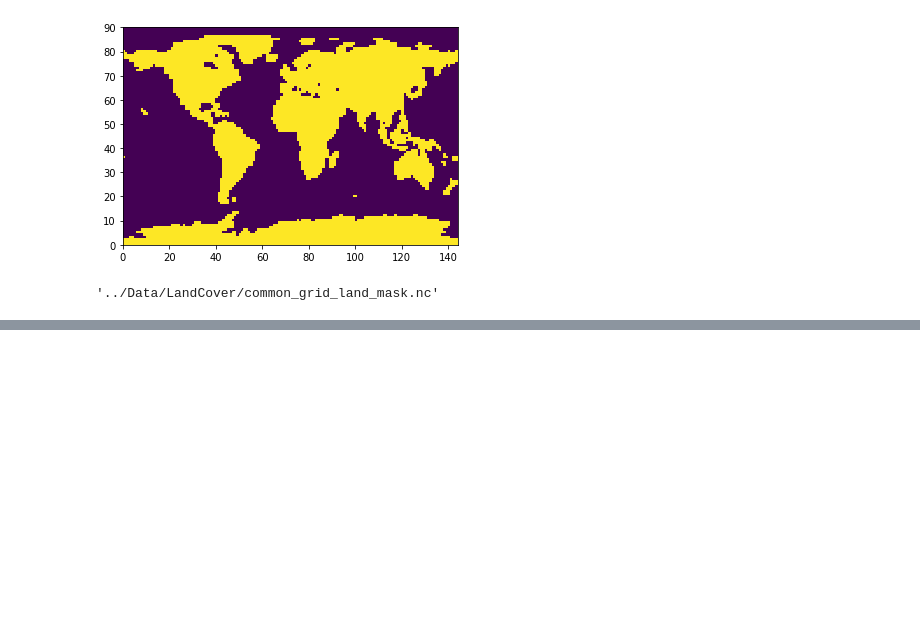
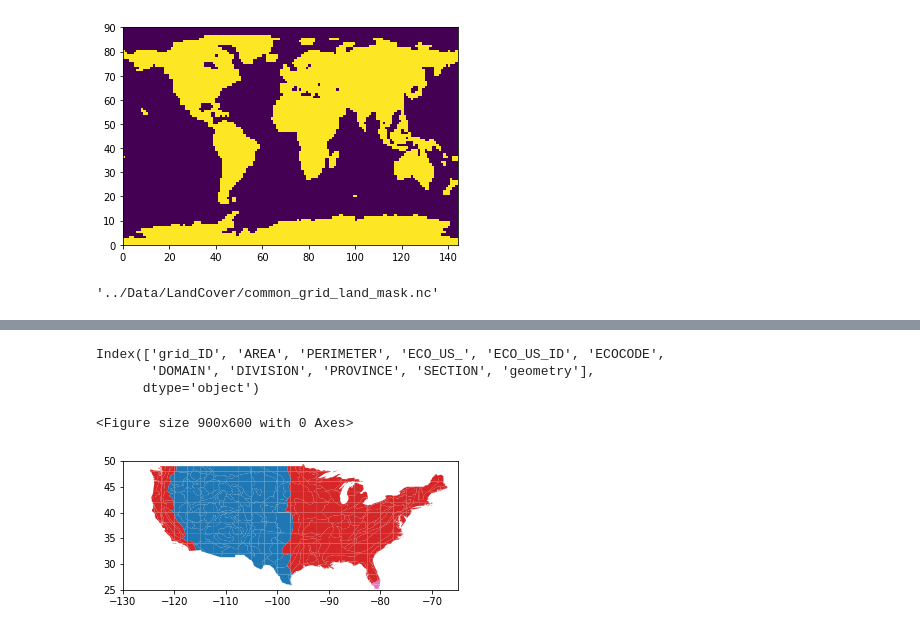
Before and after one commit to stevenjoelbrey/metSpread, a Jupyter notebook: Python/create_ecoregion_overlap_masks.ipynb, the cells around one changed output, grey strips where cells are left out. Drawn from its saved outputs; the diff is of its cells as text; code cells hidden in the pictures; blank space fills up the shorter version.

```diff
--- a/Python/create_ecoregion_overlap_masks.ipynb
+++ b/Python/create_ecoregion_overlap_masks.ipynb
@@ -184,3 +175,7 @@ common_grid_file = os.path.join("..","Data","LandCover",'COMMON_GRID.txt')
 cdo.remapbil(common_grid_file, input=outputFile, output=outputFileCommonGrid, options="-b F64")
 # %% [output]
 '../Data/LandCover/common_grid_land_mask.nc'
+# %%
+# Read in bailys shapes
+bailys_shp = eco_reprojected
+bailys_shp.plot()
@@ -186,0 +185,17 @@ cdo.remapbil(common_grid_file, input=outputFile, output=outputFileCommonGrid, op
+# %%
+overlap = geopandas.overlay(grid_geo_df, bailys_shp, how='intersection')
+# %%
+overlap.columns
+# %% [output]
+Index(['grid_ID', 'AREA', 'PERIMETER', 'ECO_US_', 'ECO_US_ID', 'ECOCODE',
+       'DOMAIN', 'DIVISION', 'PROVINCE', 'SECTION', 'geometry'],
+      dtype='object')
+# %%
+plt.figure(dpi=150)
+ax=overlap.plot(column='DOMAIN')
+ax.set_xlim(left=-130, right=-65)
+ax.set_ylim(bottom=25, top=50)
+plt.show()
+# %% [output]
+<Figure size 900x600 with 0 Axes>
+[figure, added]
```
Also changed, not shown: parts of 14 cells of this notebook.
